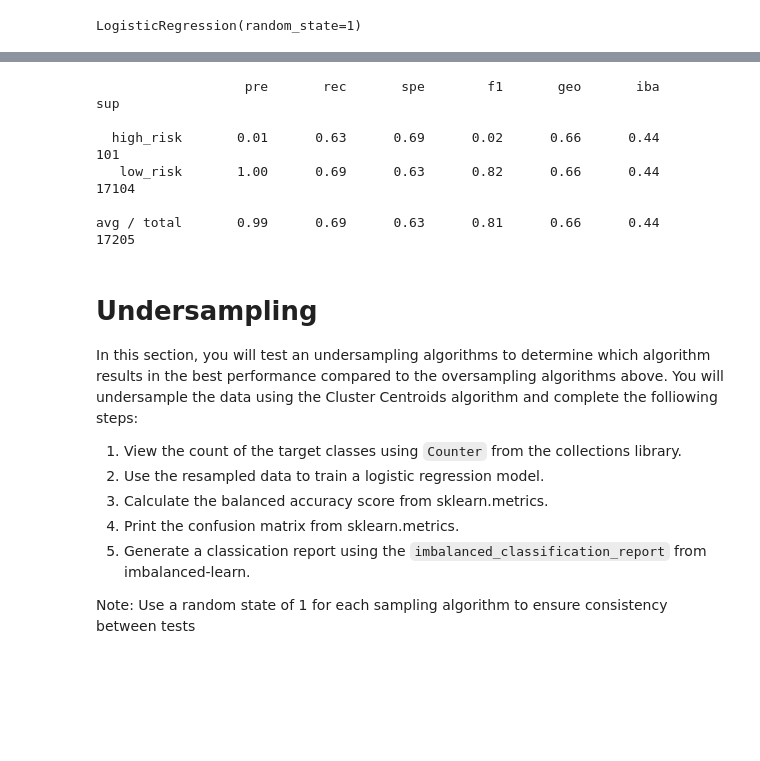
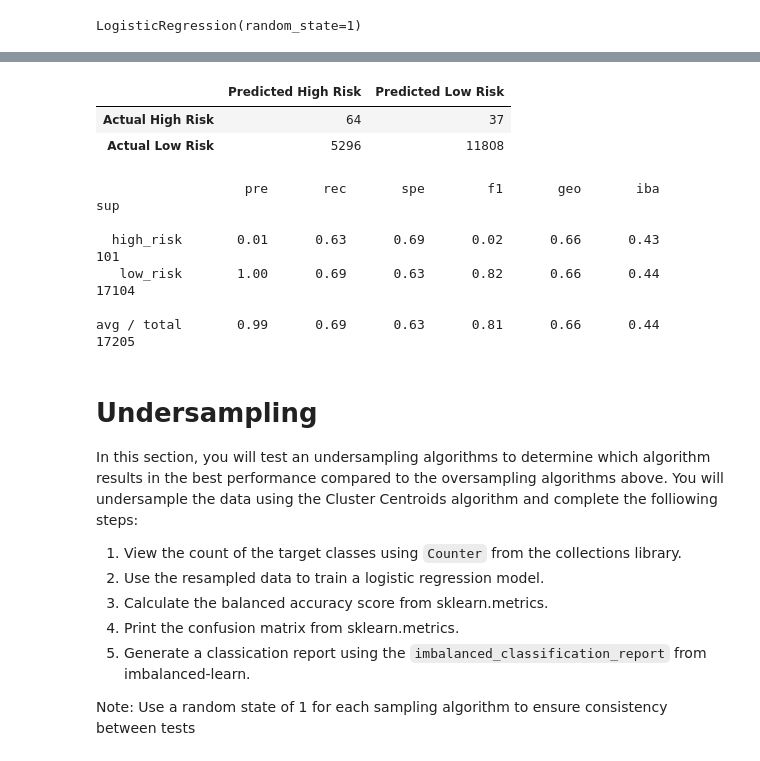
Before and after one commit to meghanhkoon/Credit_Risk_Analysis, a Jupyter notebook: credit_risk_resampling.ipynb, the cells around one changed output, grey strips where cells are left out. Saved outputs shown, nothing was run; the diff lists cells and outputs as text; code cells hidden in the pictures; blank space fills up the shorter version.

```diff
--- a/credit_risk_resampling.ipynb
+++ b/credit_risk_resampling.ipynb
@@ -198,0 +204,7 @@ Counter({'loan_status': 1})
+# %%
+# Resample the training data with SMOTE
+from imblearn.over_sampling import SMOTE
+X_resampled, y_resampled = SMOTE(random_state=1,
+                                sampling_strategy='auto').fit_resample(X_train, y_train)
+
+Counter(y_resampled)
@@ -199,9 +213,11 @@ Counter({'loan_status': 1})
 # %%
 # Train the Logistic Regression model using the resampled data
-# YOUR CODE HERE
+model = LogisticRegression(solver='lbfgs', random_state=1)
+model.fit(X_resampled, y_resampled)
 # %% [output]
 LogisticRegression(random_state=1)
 # %%
 # Calculated the balanced accuracy score
-# YOUR CODE HERE
+y_pred = model.predict(X_test)
+balanced_accuracy_score(y_test, y_pred)
 # %% [output]
@@ -215,10 +225,23 @@ array([[   64,    37],
+# %%
+# Display the confusion matrix
+smote_cm = confusion_matrix(y_test, y_pred)
+
+# Create a DataFrame from the confusion matrix
+smote_cm_df = pd.DataFrame(smote_cm,
+                     index=["Actual High Risk", "Actual Low Risk"],
+                     columns=["Predicted High Risk", "Predicted Low Risk"])
+smote_cm_df
+# %% [output]
+|  | Predicted High Risk | Predicted Low Risk |
+| Actual High Risk | 64 | 37 |
+| Actual Low Risk | 5296 | 11808 |
 # %%
 # Print the imbalanced classification report
-# YOUR CODE HERE
+print(classification_report_imbalanced(y_test, y_pred))
 # %% [output]
                    pre       rec       spe        f1       geo       iba       sup
 
-  high_risk       0.01      0.63      0.69      0.02      0.66      0.44       101
+  high_risk       0.01      0.63      0.69      0.02      0.66      0.43       101
    low_risk       1.00      0.69      0.63      0.82      0.66      0.44     17104
 
 avg / total       0.99      0.69      0.63      0.81      0.66      0.44     17205
```
Also changed, not shown: parts of 19 cells of this notebook, 4 other files.
